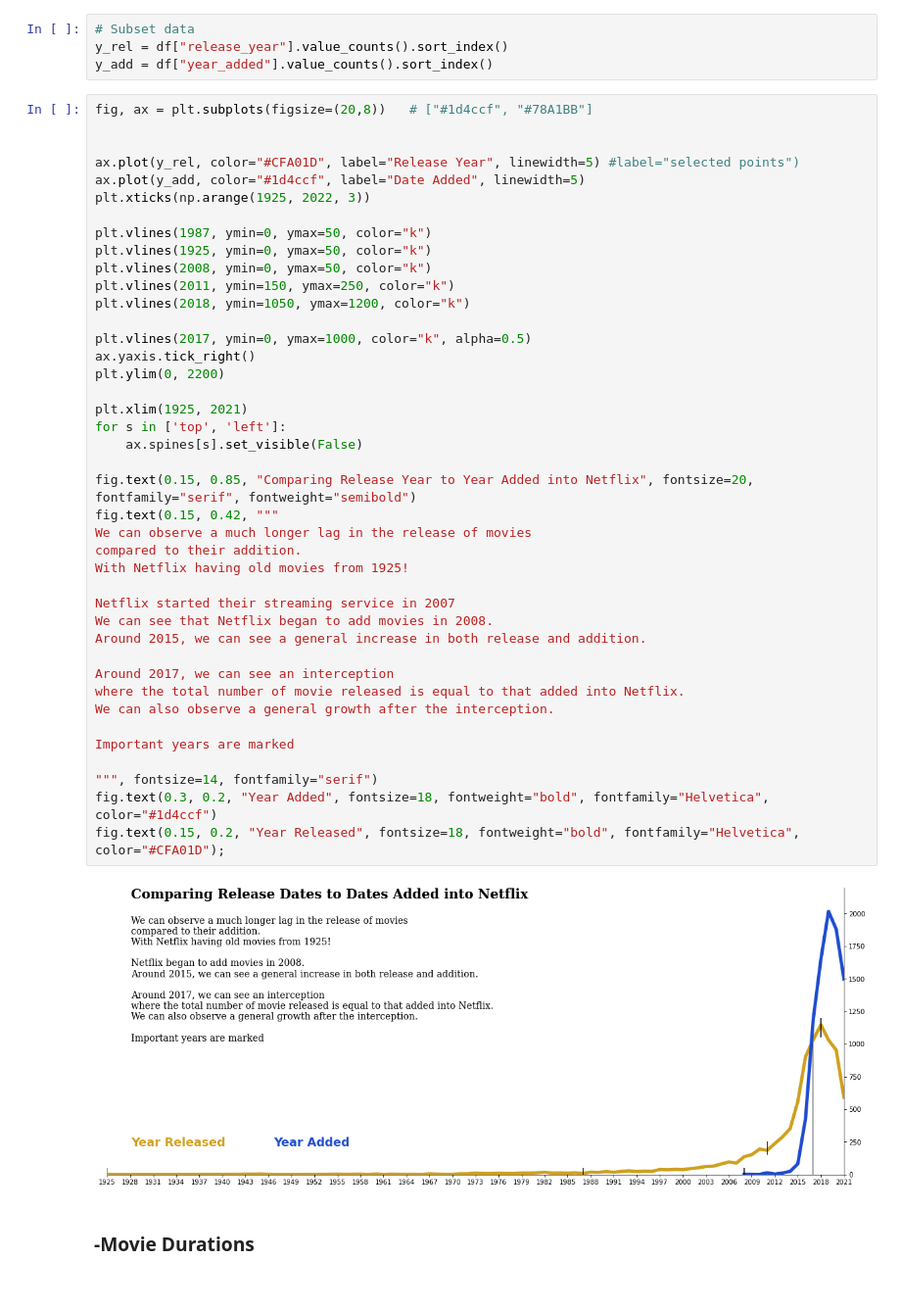
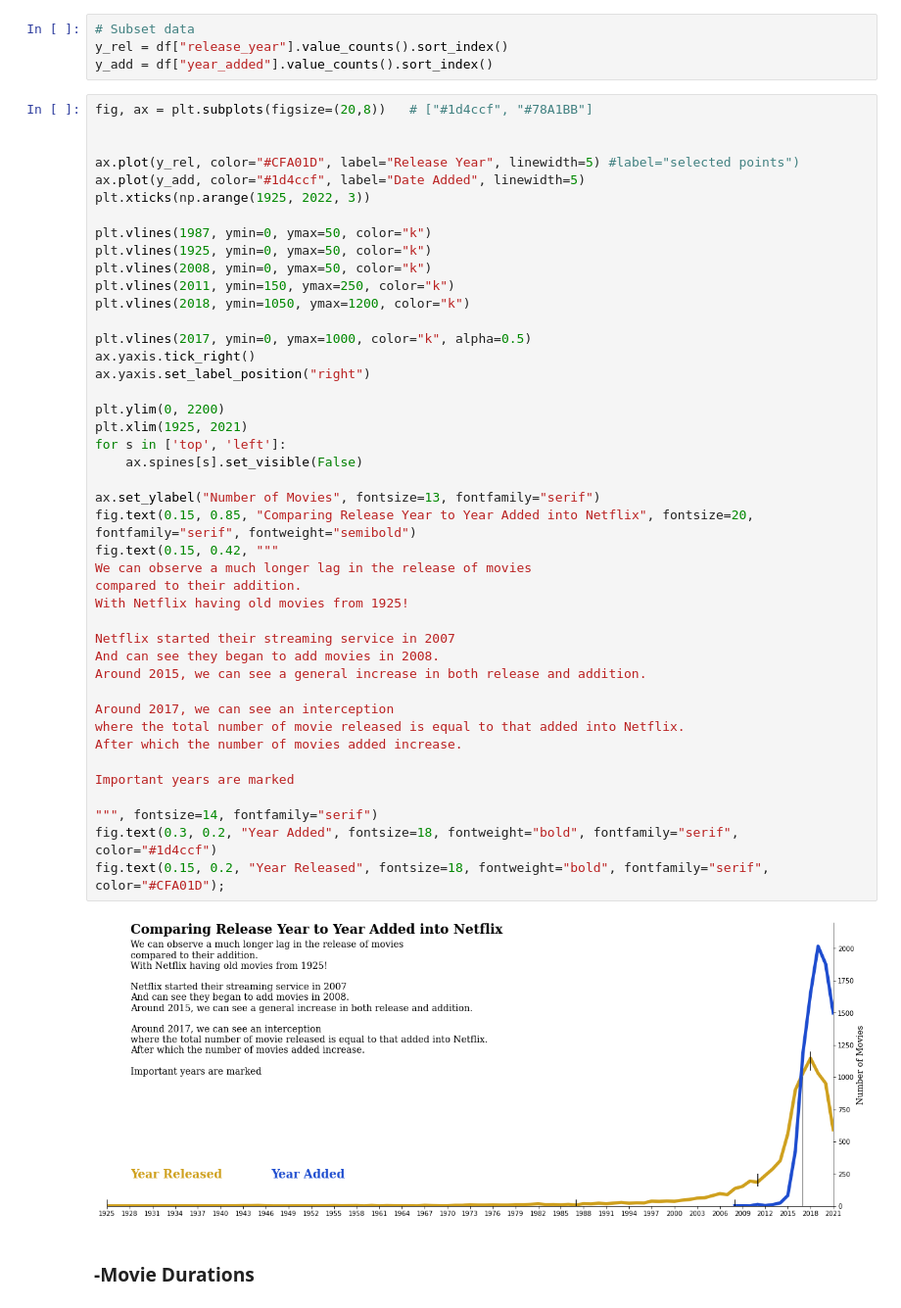
Before and after one commit to TheBlueZayn/Netflix-EDA, a Jupyter notebook: main.ipynb, the cells around one changed output. Shown at 98% size. Drawn from its saved outputs; the diff is of its cells as text.

```diff
--- a/main.ipynb
+++ b/main.ipynb
@@ -640,39 +649,41 @@ plt.xticks(np.arange(1925, 2022, 3))
 
 plt.vlines(1987, ymin=0, ymax=50, color="k")
 plt.vlines(1925, ymin=0, ymax=50, color="k")
 plt.vlines(2008, ymin=0, ymax=50, color="k")
 plt.vlines(2011, ymin=150, ymax=250, color="k")
 plt.vlines(2018, ymin=1050, ymax=1200, color="k")
 
 plt.vlines(2017, ymin=0, ymax=1000, color="k", alpha=0.5)
 ax.yaxis.tick_right()
+ax.yaxis.set_label_position("right")
+
 plt.ylim(0, 2200)
-
 plt.xlim(1925, 2021)
 for s in ['top', 'left']:
     ax.spines[s].set_visible(False)
 
+ax.set_ylabel("Number of Movies", fontsize=13, fontfamily="serif")
 fig.text(0.15, 0.85, "Comparing Release Year to Year Added into Netflix", fontsize=20, fontfamily="serif", fontweight="semibold")
 fig.text(0.15, 0.42, """
 We can observe a much longer lag in the release of movies
 compared to their addition.
 With Netflix having old movies from 1925!
 
 Netflix started their streaming service in 2007
-We can see that Netflix began to add movies in 2008.
+And can see they began to add movies in 2008.
 Around 2015, we can see a general increase in both release and addition.
 
 Around 2017, we can see an interception
 where the total number of movie released is equal to that added into Netflix.
-We can also observe a general growth after the interception.
+After which the number of movies added increase.
 
 Important years are marked
 
 """, fontsize=14, fontfamily="serif")
-fig.text(0.3, 0.2, "Year Added", fontsize=18, fontweight="bold", fontfamily="Helvetica", color="#1d4ccf")
-fig.text(0.15, 0.2, "Year Released", fontsize=18, fontweight="bold", fontfamily="Helvetica", color="#CFA01D");
+fig.text(0.3, 0.2, "Year Added", fontsize=18, fontweight="bold", fontfamily="serif", color="#1d4ccf")
+fig.text(0.15, 0.2, "Year Released", fontsize=18, fontweight="bold", fontfamily="serif", color="#CFA01D");
 # %% [output]
-[figure, old version]
+[figure, new version]
 # %% [markdown]
 ### -Movie Durations
 # %% [markdown]
```
Also changed, not shown: parts of 10 cells of this notebook.
